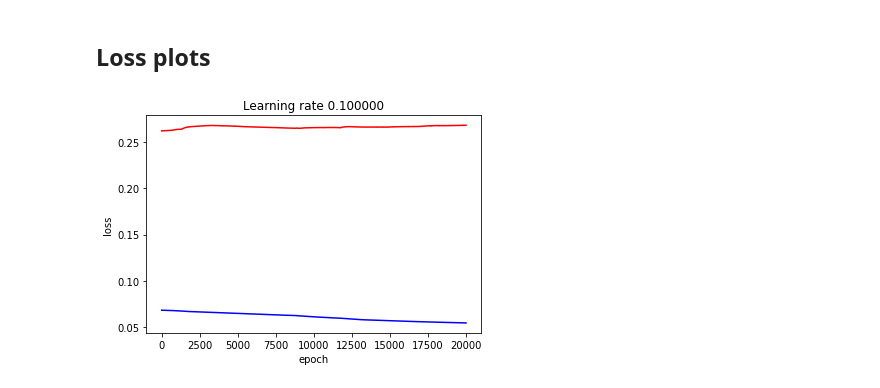
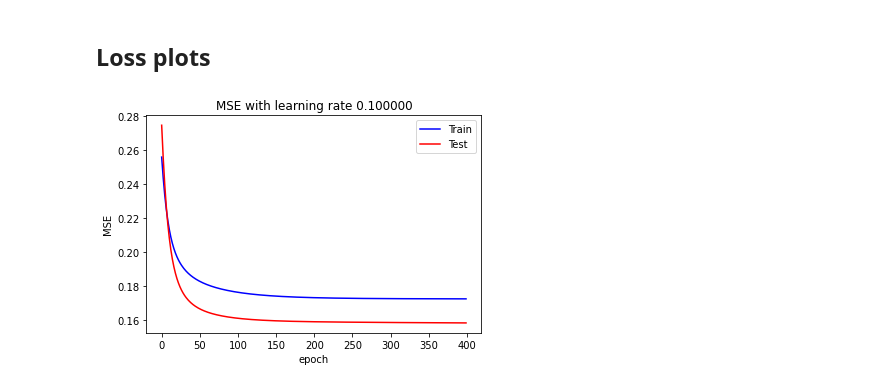
Before and after one commit to jozgu/SourhtAfricaHealthProject, a Jupyter notebook: assignment2.ipynb, the cells around one changed output. Saved outputs shown, nothing was run; the diff lists cells and outputs as text; code cells hidden in the pictures.

```diff
--- a/assignment2.ipynb
+++ b/assignment2.ipynb
@@ -87,14 +84,50 @@ for epoch in range(20000):
+# %%
+def ANN_model(k, epochs, h, n_input, n_out, lr, data, vals):
+    train_cost, test_cost = np.empty(shape=(k,epochs)), np.empty(shape=(k,epochs))
+    for i, (train_idx, test_idx) in enumerate(splits.split(data)):
+
+        # Defining the model for each fold
+        model = nn.Sequential(nn.Linear(n_input, h[i]),
+                            nn.Linear(h[i], n_out),
+                            nn.Sigmoid())
+        loss_function = nn.MSELoss()
+        optimizer = torch.optim.SGD(model.parameters(), lr=lr)
+
+        # Getting the k-folded data
+        x_train, x_test = map(torch.tensor, ((data.iloc[train_idx].values), (data.iloc[test_idx].values)))
+        y_train, y_test = map(torch.tensor, ((vals.iloc[train_idx].values), (vals.iloc[test_idx].values)))
+        x_train, x_test, y_train, y_test = x_train.float(), x_test.float(), y_train.float(), y_test.float()
+
+        # Running model
+        for j in range(epochs):
+            pred_y = model(x_train)
+            loss = loss_function(pred_y.flatten(), y_train)
+            train_cost[i][j] = loss
+
+            pred_y_test = model(x_test)
+            loss_test = loss_function(pred_y_test.flatten(), y_test)
+            test_cost[i][j] = loss_test
+
+            model.zero_grad()
+            loss.backward()
+
+            optimizer.step()
+
+    return train_cost, test_cost
+
+train_cost, test_cost = ANN_model(k, epochs, h, n_input, n_out, learning_rate, data, file['chd'])
 # %% [markdown]
 ## Loss plots
 # %%
-plt.plot(train_loss, 'b')
-plt.plot(test_loss, 'r')
-plt.ylabel('loss')
+plt.plot(train_cost[-1], 'b', label="Train")
+plt.plot(test_cost[-1], 'r', label="Test")
+plt.ylabel('MSE')
 plt.xlabel('epoch')
-plt.title("Learning rate %f"%(learning_rate))
+plt.legend()
+plt.title("MSE with learning rate %f"%(learning_rate))
 plt.show()
 # %% [output]
-[figure, old version]
+[figure, new version]
 # %%
 errs = [abs(float(model(torch.tensor(data.iloc[idx].values).float()) - file['chd'][idx])) for idx in range(len(data))]
 plt.plot(errs, '.')
```
Also changed, not shown: parts of 6 cells of this notebook, 2 other files.
